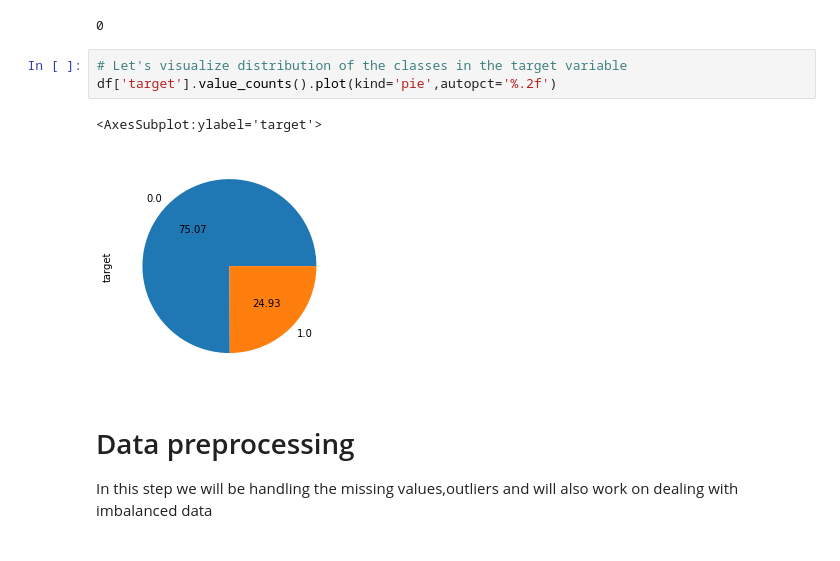
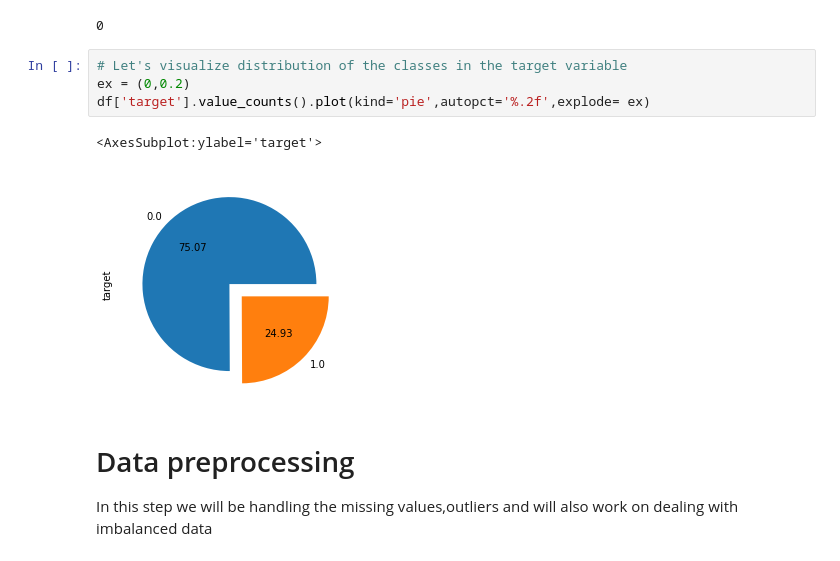
Before and after one commit to yuvraaj2002/Old_projects, a Jupyter notebook: DS job and salary prediction/DS_job_prediction.ipynb, the cells around one changed output. Cells and saved outputs as stored; diff of their text form.

```diff
--- a/DS job and salary prediction/DS_job_prediction.ipynb
+++ b/DS job and salary prediction/DS_job_prediction.ipynb
@@ -117,10 +117,11 @@ df.duplicated().sum()
 0
 # %%
 # Let's visualize distribution of the classes in the target variable
-df['target'].value_counts().plot(kind='pie',autopct='%.2f')
+ex = (0,0.2)
+df['target'].value_counts().plot(kind='pie',autopct='%.2f',explode= ex)
 # %% [output]
 <AxesSubplot:ylabel='target'>
-[figure, old version]
+[figure, new version]
 # %% [markdown]
 # Data preprocessing
 
```
Also changed, not shown: parts of 8 cells of this notebook.
